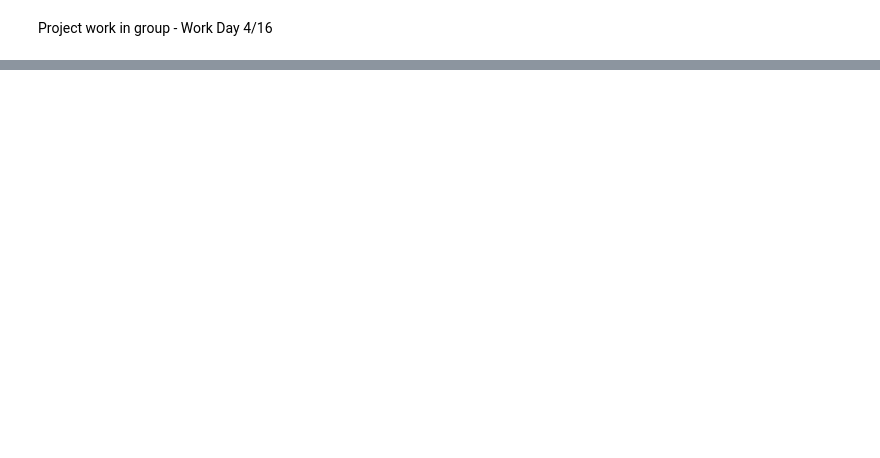
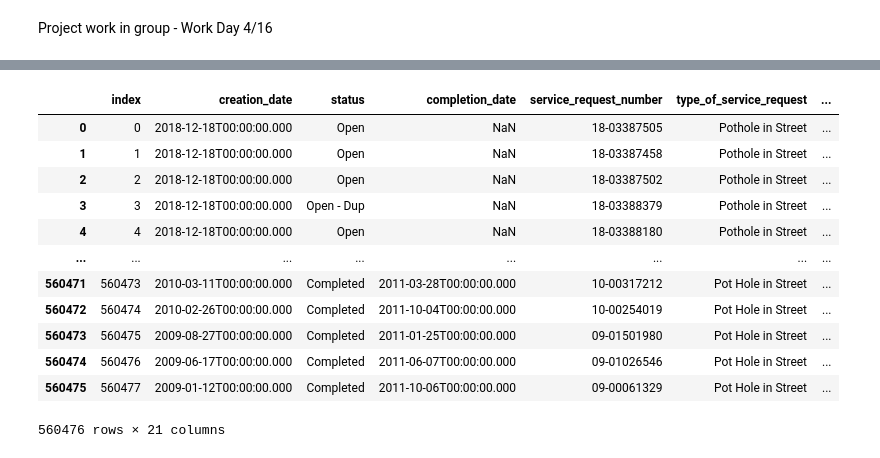
Before and after one commit to alyssaassmith/caniaccombo-potholes, a Jupyter notebook: notebooks/Taylor_W_Group1.ipynb, the cells around one changed output, grey strips where cells are left out. Saved outputs shown, nothing was run; the diff lists cells and outputs as text; code cells hidden in the pictures; blank space fills up the shorter version.

```diff
--- a/notebooks/Taylor_W_Group1.ipynb
+++ b/notebooks/Taylor_W_Group1.ipynb
@@ -160,0 +293,4 @@ Project work in group - Work Day 4/16
+# %%
+duplicates_mask = pothole.duplicated(subset = 'service_request_number', keep=False)
+# %%
+pothole['is_duplicated'] = duplicates_mask
@@ -160,0 +332,18 @@ Project work in group - Work Day 4/16
+# %%
+pothole_no_status_dup = pothole.drop_duplicates()
+# %%
+pothole_no_status_dup.reset_index()
+# %% [output]
+|  | index | creation_date | status | completion_date | service_request_number | type_of_service_request | ... |
+| 0 | 0 | 2018-12-18T00:00:00.000 | Open | NaN | 18-03387505 | Pothole in Street | ... |
+| 1 | 1 | 2018-12-18T00:00:00.000 | Open | NaN | 18-03387458 | Pothole in Street | ... |
+| 2 | 2 | 2018-12-18T00:00:00.000 | Open | NaN | 18-03387502 | Pothole in Street | ... |
+| 3 | 3 | 2018-12-18T00:00:00.000 | Open - Dup | NaN | 18-03388379 | Pothole in Street | ... |
+| 4 | 4 | 2018-12-18T00:00:00.000 | Open | NaN | 18-03388180 | Pothole in Street | ... |
+| ... | ... | ... | ... | ... | ... | ... | ... |
+| 560471 | 560473 | 2010-03-11T00:00:00.000 | Completed | 2011-03-28T00:00:00.000 | 10-00317212 | Pot Hole in Street | ... |
+| 560472 | 560474 | 2010-02-26T00:00:00.000 | Completed | 2011-10-04T00:00:00.000 | 10-00254019 | Pot Hole in Street | ... |
+| 560473 | 560475 | 2009-08-27T00:00:00.000 | Completed | 2011-01-25T00:00:00.000 | 09-01501980 | Pot Hole in Street | ... |
+| 560474 | 560476 | 2009-06-17T00:00:00.000 | Completed | 2011-06-07T00:00:00.000 | 09-01026546 | Pot Hole in Street | ... |
+| 560475 | 560477 | 2009-01-12T00:00:00.000 | Completed | 2011-10-06T00:00:00.000 | 09-00061329 | Pot Hole in Street | ... |
+560476 rows × 21 columns
```
Also changed, not shown: parts of 32 cells of this notebook.
